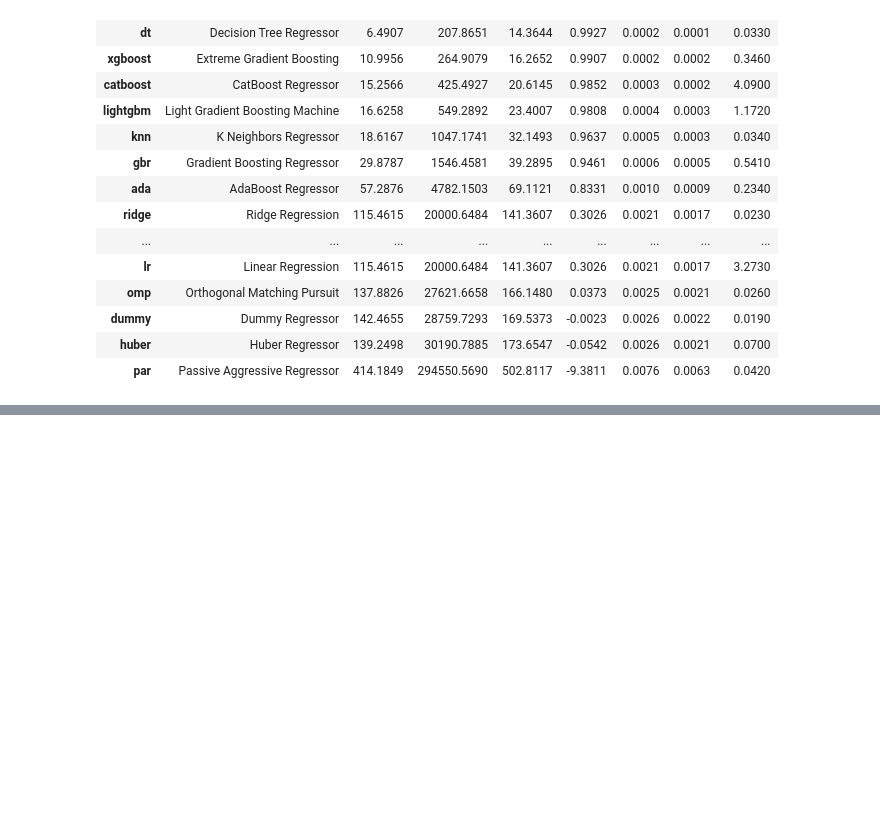
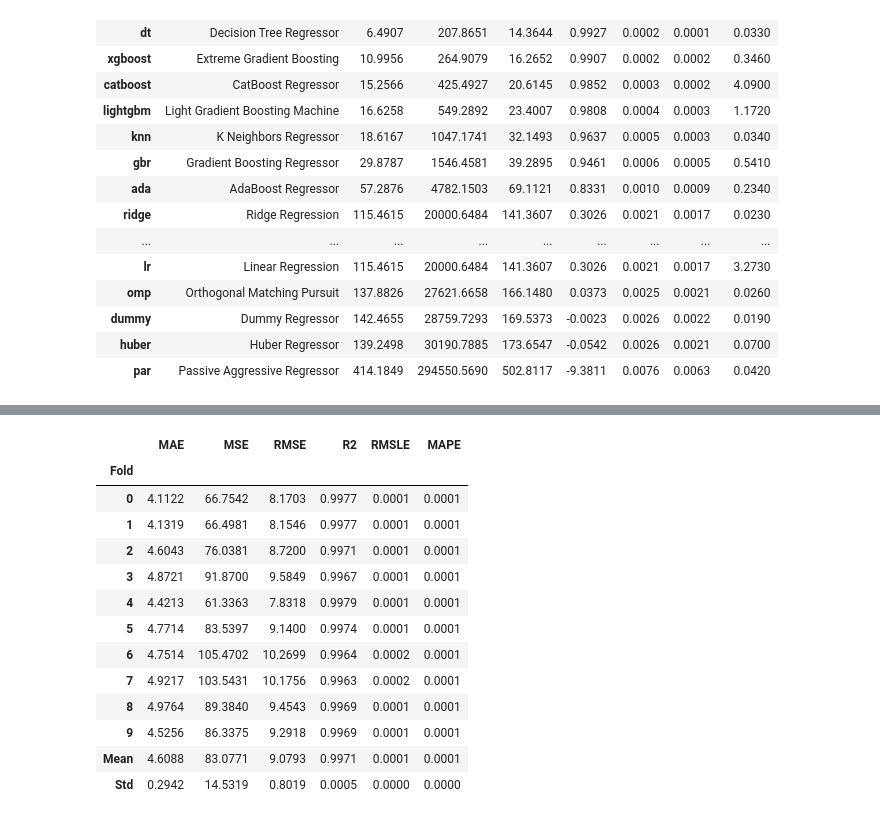
Before and after one commit to ekaratnida/avro_kafka_example, a Jupyter notebook: offlineML.ipynb, the cells around one changed output, grey strips where cells are left out. Drawn from its saved outputs; the diff is of its cells as text; code cells hidden in the pictures; blank space fills up the shorter version.

```diff
--- a/offlineML.ipynb
+++ b/offlineML.ipynb
@@ -55,0 +75,3 @@ evaluate_model(best)
+# %%
+firstModel = create_model('et')
+# %% [output]
@@ -55,0 +79,14 @@ evaluate_model(best)
+|  | MAE | MSE | RMSE | R2 | RMSLE | MAPE |
+| Fold |  |  |  |  |  |  |
+| 0 | 4.1122 | 66.7542 | 8.1703 | 0.9977 | 0.0001 | 0.0001 |
+| 1 | 4.1319 | 66.4981 | 8.1546 | 0.9977 | 0.0001 | 0.0001 |
+| 2 | 4.6043 | 76.0381 | 8.7200 | 0.9971 | 0.0001 | 0.0001 |
+| 3 | 4.8721 | 91.8700 | 9.5849 | 0.9967 | 0.0001 | 0.0001 |
+| 4 | 4.4213 | 61.3363 | 7.8318 | 0.9979 | 0.0001 | 0.0001 |
+| 5 | 4.7714 | 83.5397 | 9.1400 | 0.9974 | 0.0001 | 0.0001 |
+| 6 | 4.7514 | 105.4702 | 10.2699 | 0.9964 | 0.0002 | 0.0001 |
+| 7 | 4.9217 | 103.5431 | 10.1756 | 0.9963 | 0.0002 | 0.0001 |
+| 8 | 4.9764 | 89.3840 | 9.4543 | 0.9969 | 0.0001 | 0.0001 |
+| 9 | 4.5256 | 86.3375 | 9.2918 | 0.9969 | 0.0001 | 0.0001 |
+| Mean | 4.6088 | 83.0771 | 9.0793 | 0.9971 | 0.0001 | 0.0001 |
+| Std | 0.2942 | 14.5319 | 0.8019 | 0.0005 | 0.0000 | 0.0000 |
```
Also changed, not shown: parts of 8 cells of this notebook, 3 other files.
